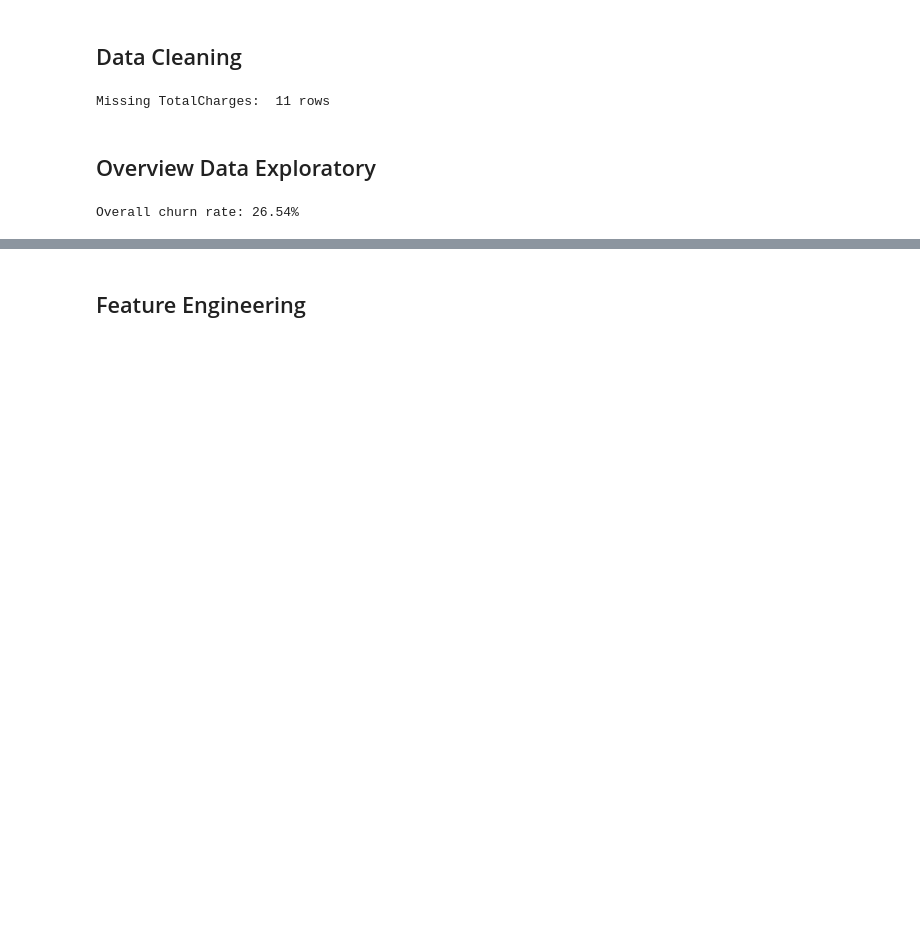
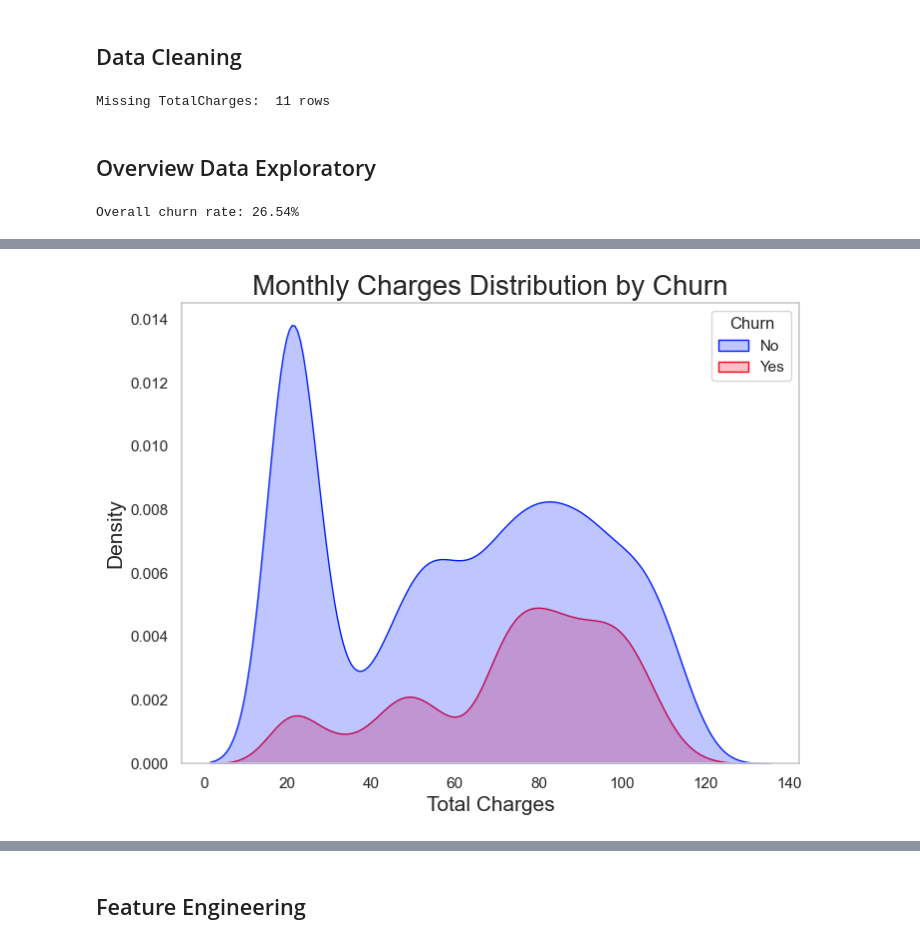
Before and after one commit to wuttipansat/Churn_Prediction, a Jupyter notebook: notebooks/experiment.ipynb, the cells around one changed output, grey strips where cells are left out. Drawn from its saved outputs; the diff is of its cells as text; code cells hidden in the pictures; blank space fills up the shorter version.

```diff
--- a/notebooks/experiment.ipynb
+++ b/notebooks/experiment.ipynb
@@ -124 +174,11 @@ plt.show()
+# %%
+fig, ax = plt.subplots(figsize=(8,6))
+ax = sns.kdeplot(data=df, x='MonthlyCharges', hue='Churn', fill=True, palette=["#001EFF", "#FF0015"])
+ax.grid(False)
+ax.set_title("Monthly Charges Distribution by Churn", fontsize=20)
+ax.set_xlabel("Total Charges", fontsize=15)
+ax.set_ylabel("Density", fontsize=15)
+plt.show()
+# %% [output]
+[figure, added]
 # %%
```
Also changed, not shown: parts of 24 cells of this notebook, 8 other files.
